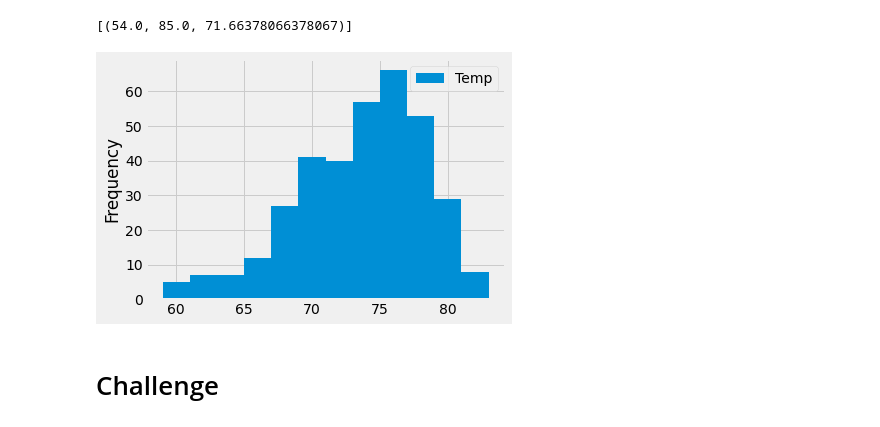
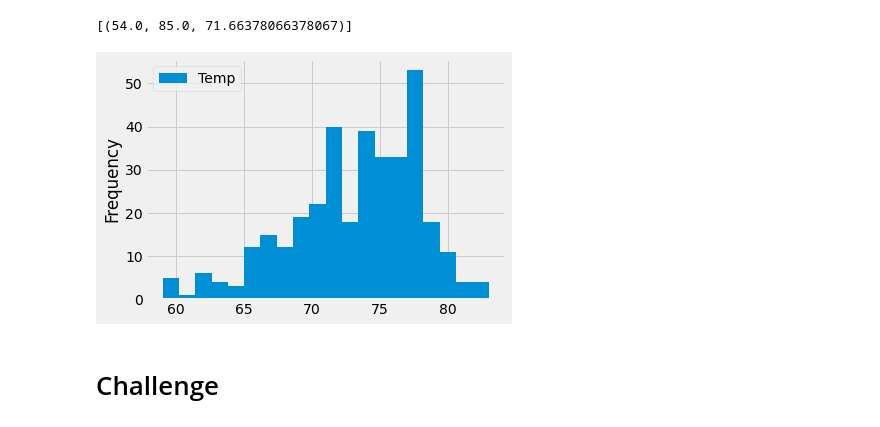
Before and after one commit to iprudhomme/surfs_up, a Jupyter notebook: climate_analysis.ipynb, the cells around one changed output. Drawn from its saved outputs; the diff is of its cells as text; code cells hidden in the pictures.

```diff
--- a/climate_analysis.ipynb
+++ b/climate_analysis.ipynb
@@ -103,14 +103,14 @@ filter(Measurement.station == 'USC00519281').all()
 # %%
 # Choose the station with the highest number of temperature observations.
 # Query the last 12 months of temperature observation data for this station and plot the results as a histogram
 results = session.query(Measurement.tobs).\
 filter(Measurement.station == 'USC00519281').\
 filter(Measurement.date >= prev_year).all()
 temp_df = pd.DataFrame(results, columns=['Temp'])
-temp_df.plot.hist(bins=12)
+temp_df.plot.hist(bins=20)
 plt.tight_layout()
 # %% [output]
-[figure, old version]
+[figure, new version]
 # %%
 # Write a function called `calc_temps` that will accept start date and end date in the format '%Y-%m-%d'
 # and return the minimum, average, and maximum temperatures for that range of dates
```
Also changed, not shown: 1 other file.
